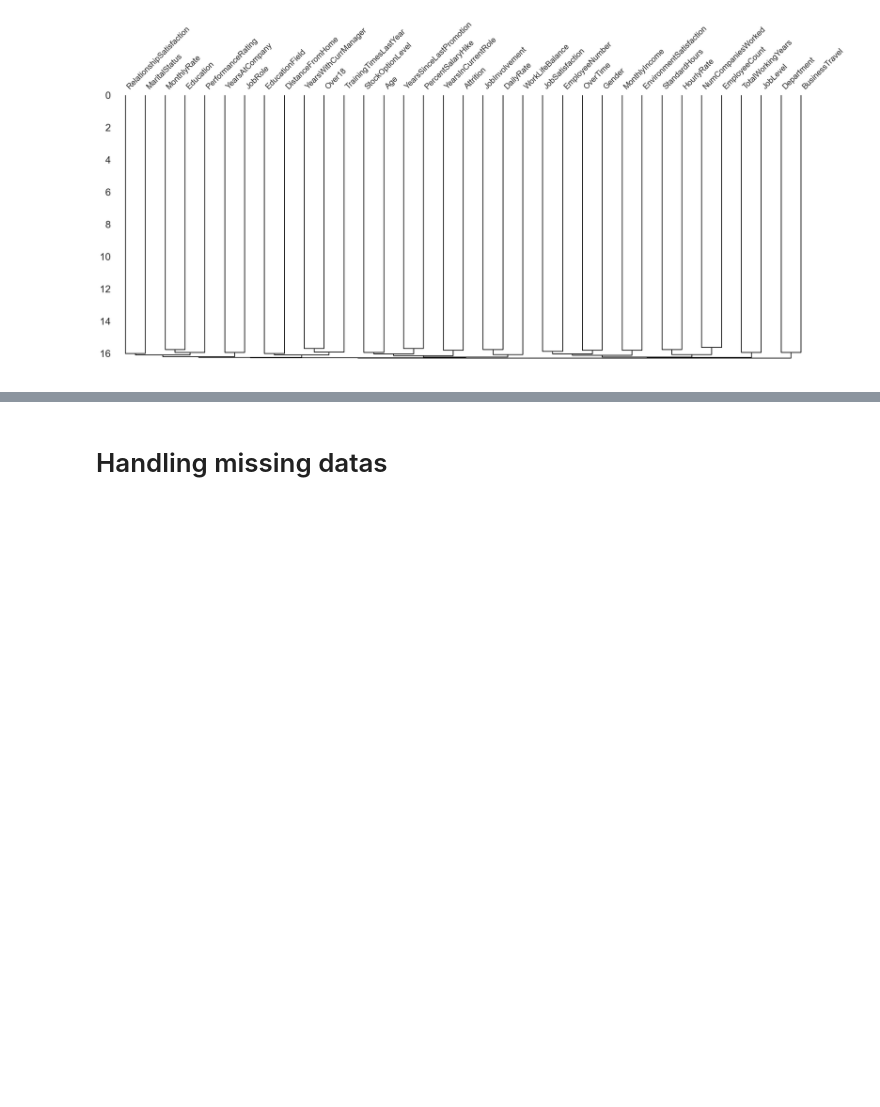
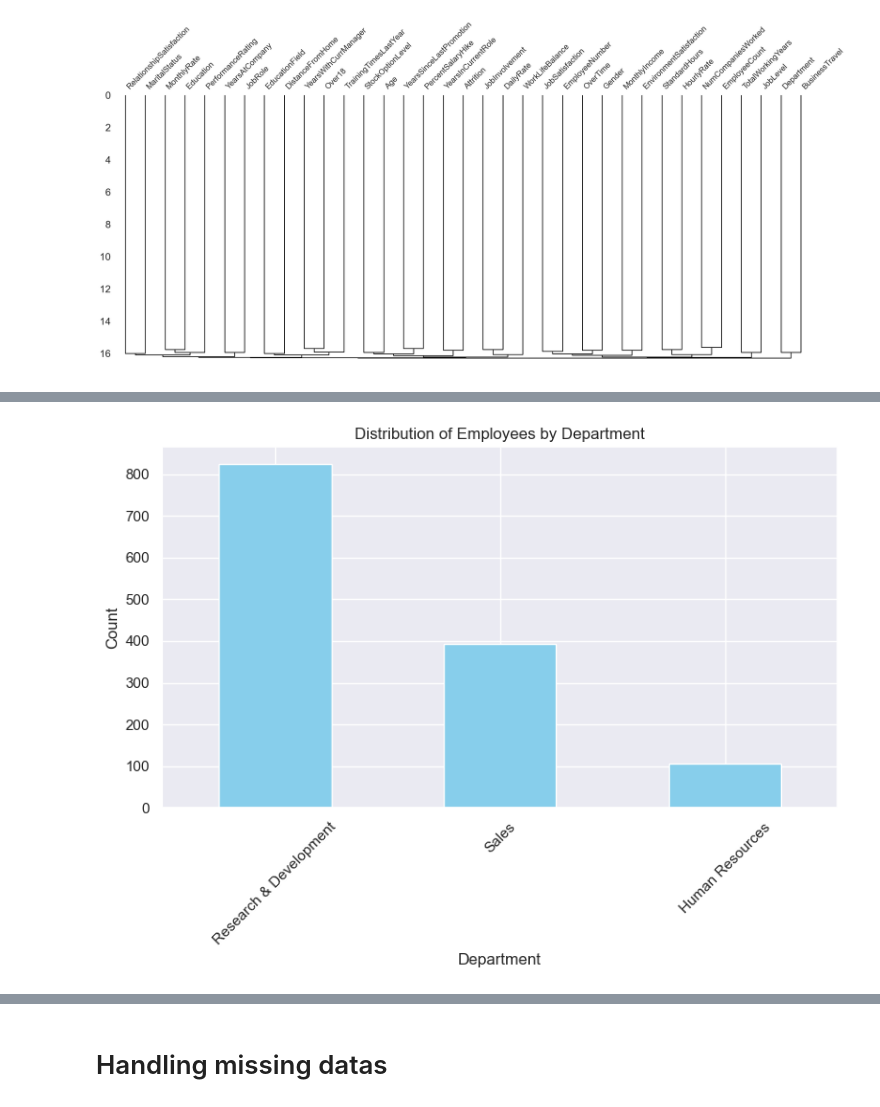
Before and after one commit to Sba23037/CristinaPriolo_Sba23037_Lvl8_CA2_Integrated, a Jupyter notebook: CristinaPriolo_Sba23037_Lvl8_CA2_Integrated.ipynb, the cells around one changed output, grey strips where cells are left out. Cells and saved outputs as stored; diff of their text form; code cells hidden in the pictures; blank space fills up the shorter version.

Commit message:
adding visualization
added visualization

```diff
--- a/CristinaPriolo_Sba23037_Lvl8_CA2_Integrated.ipynb
+++ b/CristinaPriolo_Sba23037_Lvl8_CA2_Integrated.ipynb
@@ -175,0 +187,14 @@ The higher distribution of the age is between 30/40 years old
+# %%
+import matplotlib.pyplot as plt
+department_counts = dataset['Department'].value_counts()
+
+plt.figure(figsize=(8, 6))
+department_counts.plot(kind='bar', color='skyblue')
+plt.title('Distribution of Employees by Department')
+plt.xlabel('Department')
+plt.ylabel('Count')
+plt.xticks(rotation=45)
+plt.tight_layout()
+plt.show()
+# %% [output]
+[figure, added]
```
Also changed, not shown: parts of 16 cells of this notebook.
